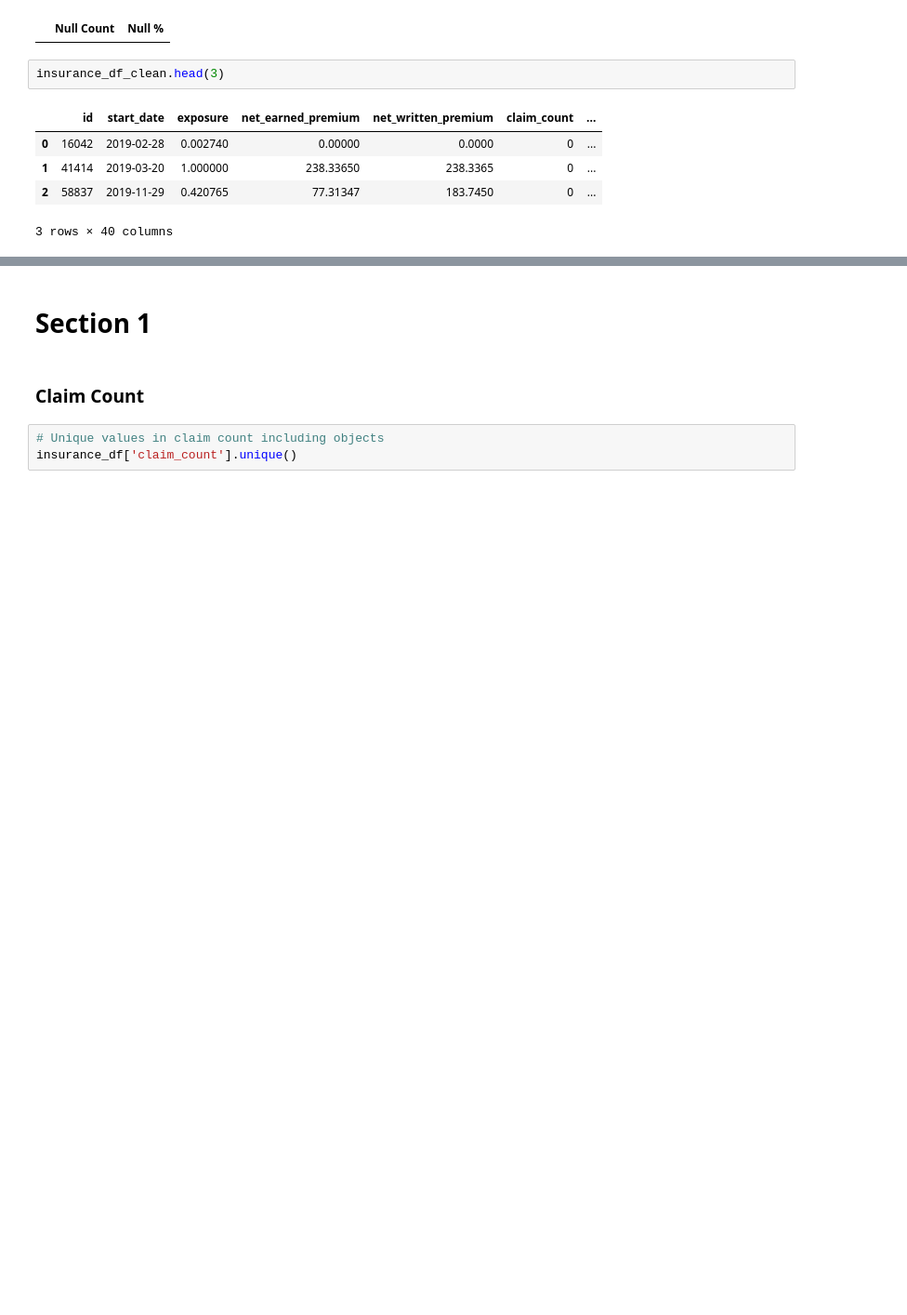
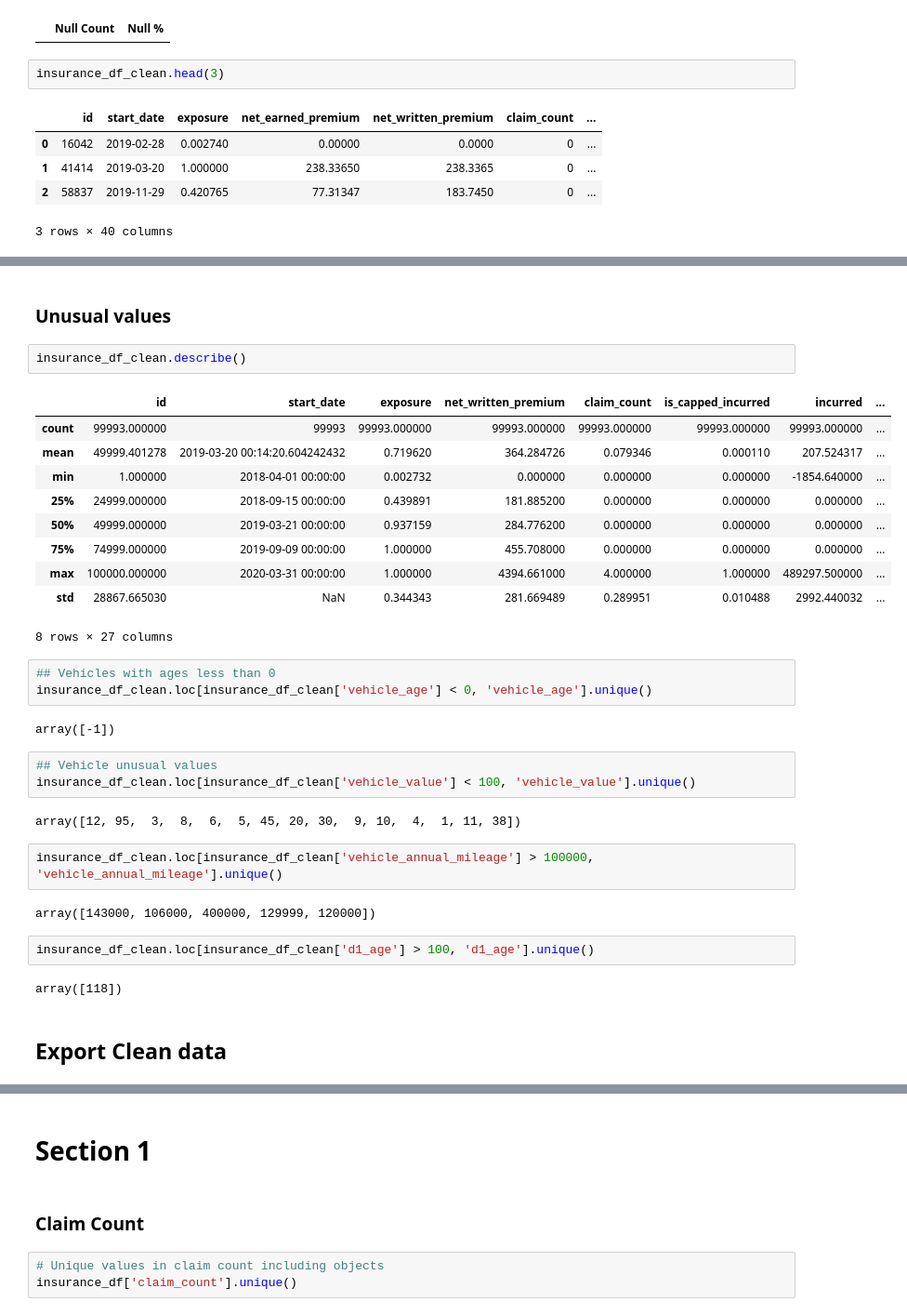
Before and after one commit to KemalYukselir/Hastings-Task, a Jupyter notebook: main.ipynb, the cells around one changed output, grey strips where cells are left out. Shown at 93% size. Drawn from its saved outputs; the diff is of its cells as text; blank space fills up the shorter version.

Commit message:
Added check for outliers in certain columns noted

```diff
--- a/main.ipynb
+++ b/main.ipynb
@@ -344,0 +361,35 @@ NameError: name 'asd' is not defined
+# %% [markdown]
+### Unusual values
+# %%
+insurance_df_clean.describe()
+# %% [output]
+|  | id | start_date | exposure | net_written_premium | claim_count | is_capped_incurred | incurred | ... |
+| count | 99993.000000 | 99993 | 99993.000000 | 99993.000000 | 99993.000000 | 99993.000000 | 99993.000000 | ... |
+| mean | 49999.401278 | 2019-03-20 00:14:20.604242432 | 0.719620 | 364.284726 | 0.079346 | 0.000110 | 207.524317 | ... |
+| min | 1.000000 | 2018-04-01 00:00:00 | 0.002732 | 0.000000 | 0.000000 | 0.000000 | -1854.640000 | ... |
+| 25% | 24999.000000 | 2018-09-15 00:00:00 | 0.439891 | 181.885200 | 0.000000 | 0.000000 | 0.000000 | ... |
+| 50% | 49999.000000 | 2019-03-21 00:00:00 | 0.937159 | 284.776200 | 0.000000 | 0.000000 | 0.000000 | ... |
+| 75% | 74999.000000 | 2019-09-09 00:00:00 | 1.000000 | 455.708000 | 0.000000 | 0.000000 | 0.000000 | ... |
+| max | 100000.000000 | 2020-03-31 00:00:00 | 1.000000 | 4394.661000 | 4.000000 | 1.000000 | 489297.500000 | ... |
+| std | 28867.665030 | NaN | 0.344343 | 281.669489 | 0.289951 | 0.010488 | 2992.440032 | ... |
+8 rows × 27 columns
+# %%
+## Vehicles with ages less than 0
+insurance_df_clean.loc[insurance_df_clean['vehicle_age'] < 0, 'vehicle_age'].unique()
+# %% [output]
+array([-1])
+# %%
+## Vehicle unusual values
+insurance_df_clean.loc[insurance_df_clean['vehicle_value'] < 100, 'vehicle_value'].unique()
+# %% [output]
+array([12, 95,  3,  8,  6,  5, 45, 20, 30,  9, 10,  4,  1, 11, 38])
+# %%
+insurance_df_clean.loc[insurance_df_clean['vehicle_annual_mileage'] > 100000, 'vehicle_annual_mileage'].unique()
+# %% [output]
+array([143000, 106000, 400000, 129999, 120000])
+# %%
+insurance_df_clean.loc[insurance_df_clean['d1_age'] > 100, 'd1_age'].unique()
+# %% [output]
+array([118])
+# %% [markdown]
+## Export Clean data
```
Also changed, not shown: parts of 9 cells of this notebook.
